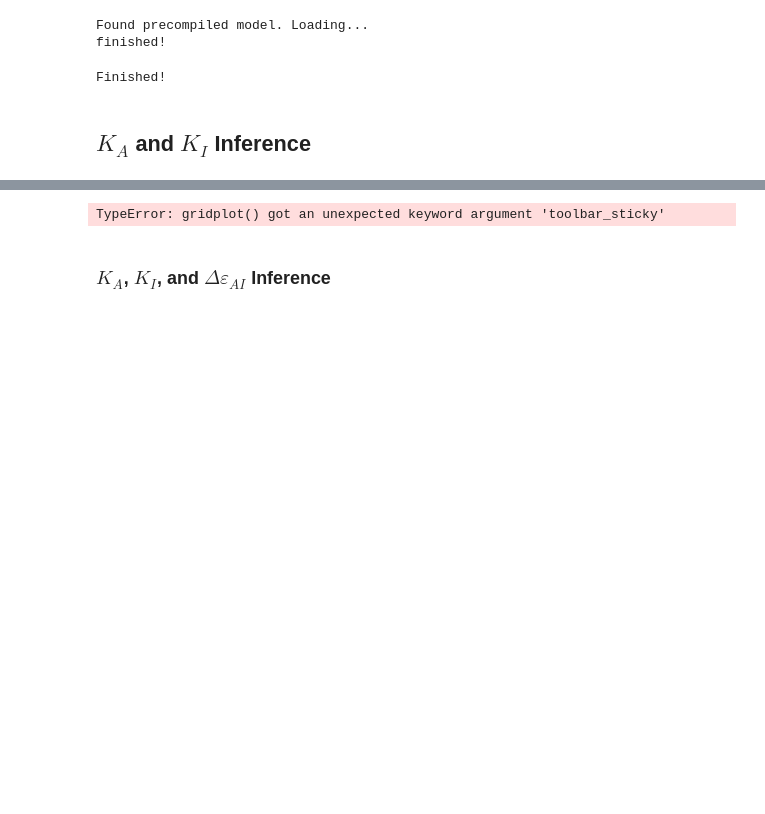
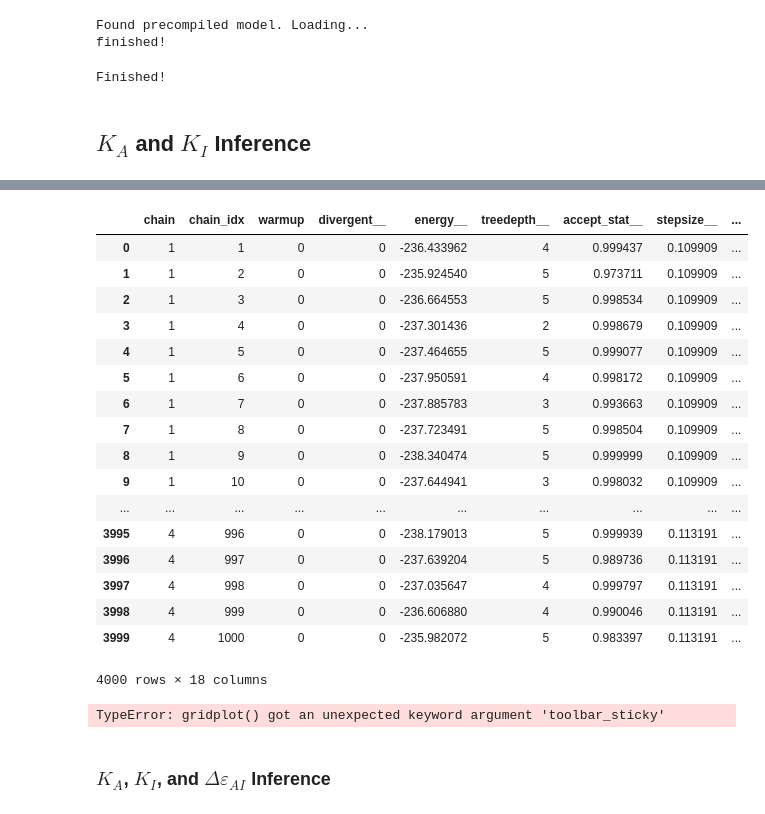
Before and after one commit to RPGroup-PBoC/mwc_mutants, a Jupyter notebook: code/analysis/inference_models.ipynb, the cells around one changed output, grey strips where cells are left out. Drawn from its saved outputs; the diff is of its cells as text; code cells hidden in the pictures; blank space fills up the shorter version.

Commit message:
Working more on SI figures. Moving to delbruck to perform sbc on inducer models

```diff
--- a/code/analysis/inference_models.ipynb
+++ b/code/analysis/inference_models.ipynb
@@ -181,11 +184,13 @@ for g, d in tqdm.tqdm(IND_data.groupby(['mutant', 'operator'])):
                  'fc': d['fold_change']}
 
     # Sample!
-    samples, samples_df = model.sample(data_dict=data_dict, iter=20000, control=dict(adapt_delta=0.99))
+    samples, samples_df = model.sample(data_dict=data_dict, iter=2000, control=dict(adapt_delta=0.99))
 
     # Get the parameter names and rename
     parnames = samples.unconstrained_param_names()
     new_names = {'{}[{}]'.format(m.split('.')[0], m.split('.')[1]):'{}'.format(m.split('.')[0]) for m in parnames}
+    new_names['Ka[1]'] = 'Ka'
+    new_names['Ki[1]'] = 'Ki'
     samples_df.rename(columns=new_names, inplace=True)
 
     # Add identifiers
@@ -234,4 +224,25 @@ WARNING:pystan:E-BFMI below 0.2 indicates you may need to reparameterize your mo
 Finished!
+# %%
+samples_df
+# %% [output]
+|  | chain | chain_idx | warmup | divergent__ | energy__ | treedepth__ | accept_stat__ | stepsize__ | ... |
+| 0 | 1 | 1 | 0 | 0 | -236.433962 | 4 | 0.999437 | 0.109909 | ... |
+| 1 | 1 | 2 | 0 | 0 | -235.924540 | 5 | 0.973711 | 0.109909 | ... |
+| 2 | 1 | 3 | 0 | 0 | -236.664553 | 5 | 0.998534 | 0.109909 | ... |
+| 3 | 1 | 4 | 0 | 0 | -237.301436 | 2 | 0.998679 | 0.109909 | ... |
+| 4 | 1 | 5 | 0 | 0 | -237.464655 | 5 | 0.999077 | 0.109909 | ... |
+| 5 | 1 | 6 | 0 | 0 | -237.950591 | 4 | 0.998172 | 0.109909 | ... |
+| 6 | 1 | 7 | 0 | 0 | -237.885783 | 3 | 0.993663 | 0.109909 | ... |
+| 7 | 1 | 8 | 0 | 0 | -237.723491 | 5 | 0.998504 | 0.109909 | ... |
+| 8 | 1 | 9 | 0 | 0 | -238.340474 | 5 | 0.999999 | 0.109909 | ... |
+| 9 | 1 | 10 | 0 | 0 | -237.644941 | 3 | 0.998032 | 0.109909 | ... |
+| ... | ... | ... | ... | ... | ... | ... | ... | ... | ... |
+| 3995 | 4 | 996 | 0 | 0 | -238.179013 | 5 | 0.999939 | 0.113191 | ... |
+| 3996 | 4 | 997 | 0 | 0 | -237.639204 | 5 | 0.989736 | 0.113191 | ... |
+| 3997 | 4 | 998 | 0 | 0 | -237.035647 | 4 | 0.999797 | 0.113191 | ... |
+| 3998 | 4 | 999 | 0 | 0 | -236.606880 | 4 | 0.990046 | 0.113191 | ... |
+| 3999 | 4 | 1000 | 0 | 0 | -235.982072 | 5 | 0.983397 | 0.113191 | ... |
+4000 rows × 18 columns
 # %%
 # Plot the contours.
 samples = mutant_df[(mutant_df['mutant']=='Q294K') &
```
Also changed, not shown: parts of 4 cells of this notebook, 9 other files.
